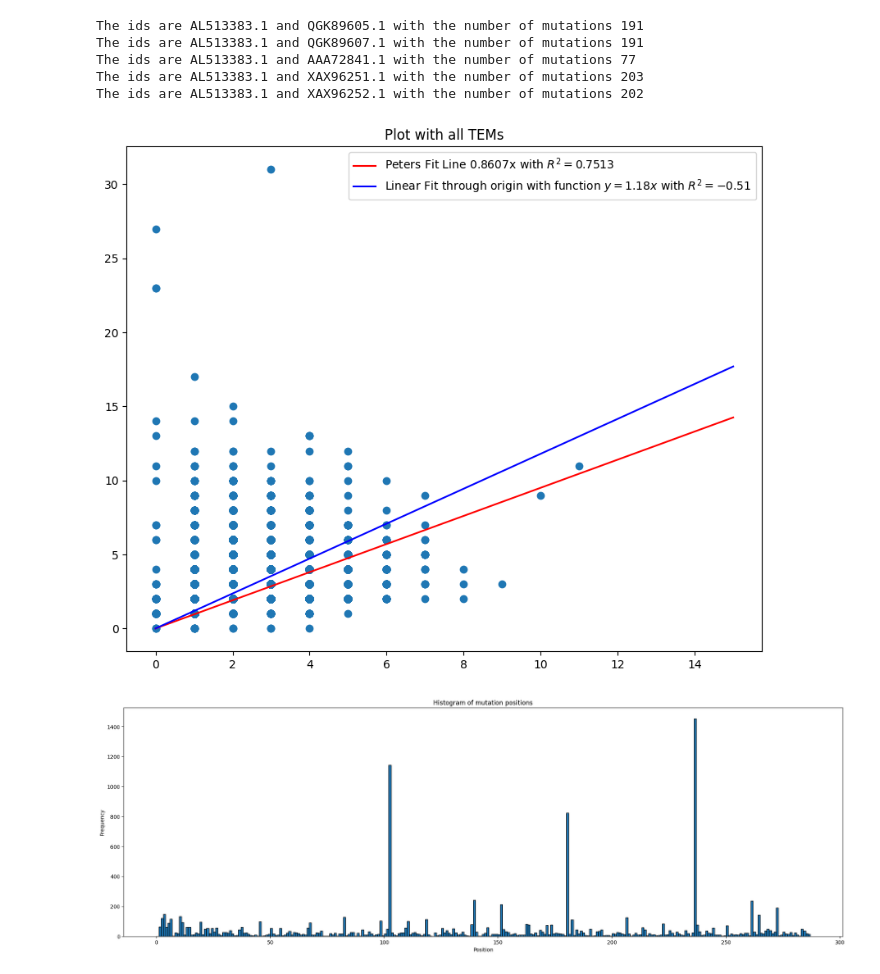
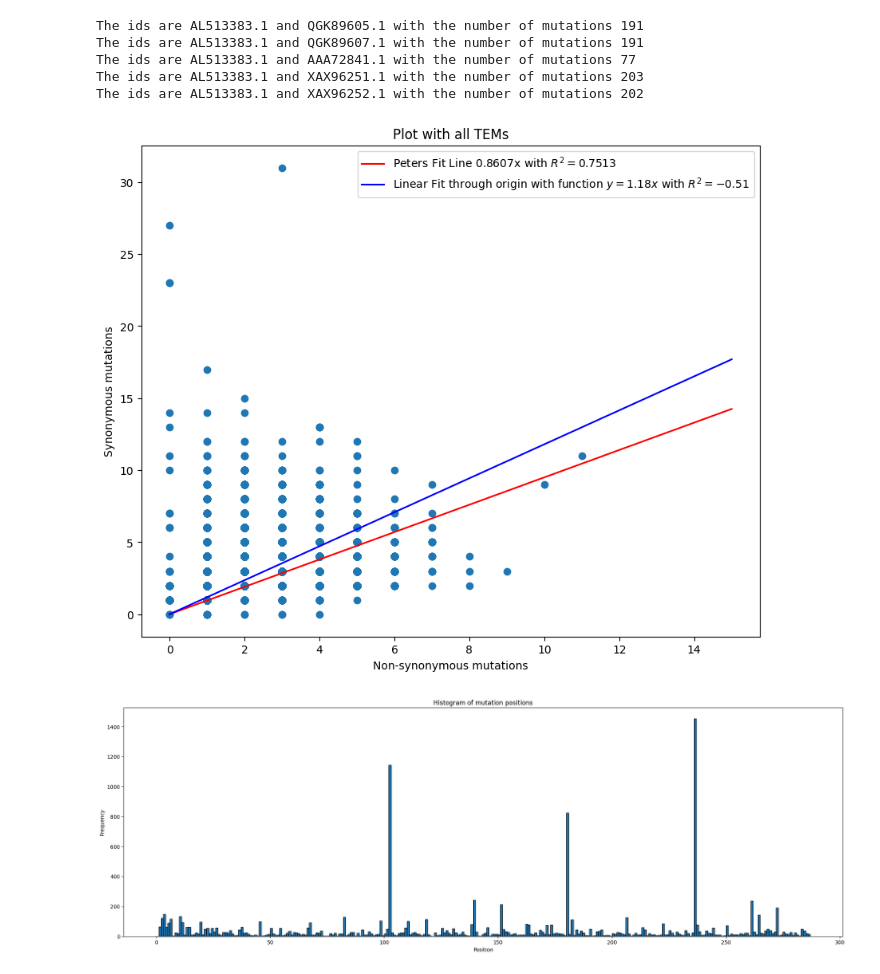
Before and after one commit to PyEED/TEM-lactamase, a Jupyter notebook: scr/code/020_Plots.ipynb, the cells around one changed output. Drawn from its saved outputs; the diff is of its cells as text; code cells hidden in the pictures.

```diff
--- a/scr/code/020_Plots.ipynb
+++ b/scr/code/020_Plots.ipynb
@@ -203,29 +205,31 @@ The ids are AL513383.1 and XAX96252.1 with the number of mutations 202
 # %%
 import matplotlib.pyplot as plt
 import numpy as np
 
 plt.figure(figsize=(10, 8))
 plt.scatter(data_all_plot[0], data_all_plot[1])
 plt.plot(np.linspace(0, 15, 100), np.linspace(0, 15, 100)*0.95, c='red', label='Peters Fit Line 0.8607x with $R^2 = 0.7513$')
 
 # For regression through origin, we can use numpy's polyfit with deg=1 and setting the intercept to 0
 # by using the appropriate weights
 x = np.array(data_all_plot[0])
 y = np.array(data_all_plot[1])
 slope = np.sum(x*y)/np.sum(x*x)  # Formula for linear regression through origin
 
 # Calculate R-squared for regression through origin
 y_pred = slope * x
 ss_tot = np.sum((y - np.mean(y))**2)
 ss_res = np.sum((y - y_pred)**2)
 r_squared = 1 - (ss_res / ss_tot)
 
 plt.plot(np.linspace(0, 15, 100), np.linspace(0, 15, 100)*slope, c='blue', label=f"Linear Fit through origin with function $y = {round(slope, 2)}x$ with $R^2 = {round(r_squared, 2)}$")
 plt.legend()
+plt.xlabel("Non-synonymous mutations")
+plt.ylabel("Synonymous mutations")
 plt.title("Plot with all TEMs")
 plt.show()
 # %% [output]
-[figure, old version]
+[figure, new version]
 # %%
 # build a hsitogram plot on which positions the mutations are located
 # first we need to get the positions of the mutations
```
Also changed, not shown: parts of 6 cells of this notebook, 22 other files.
